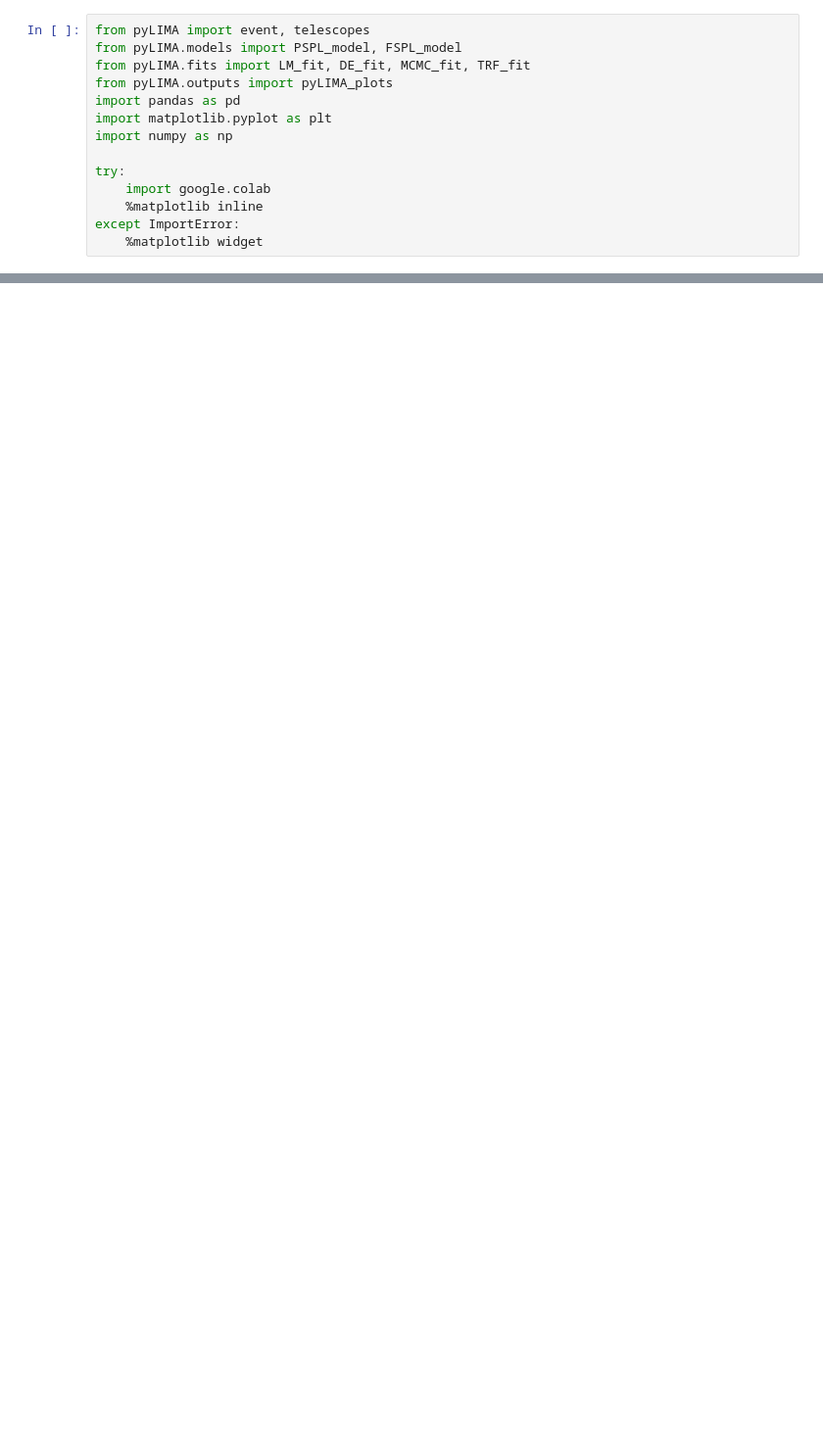
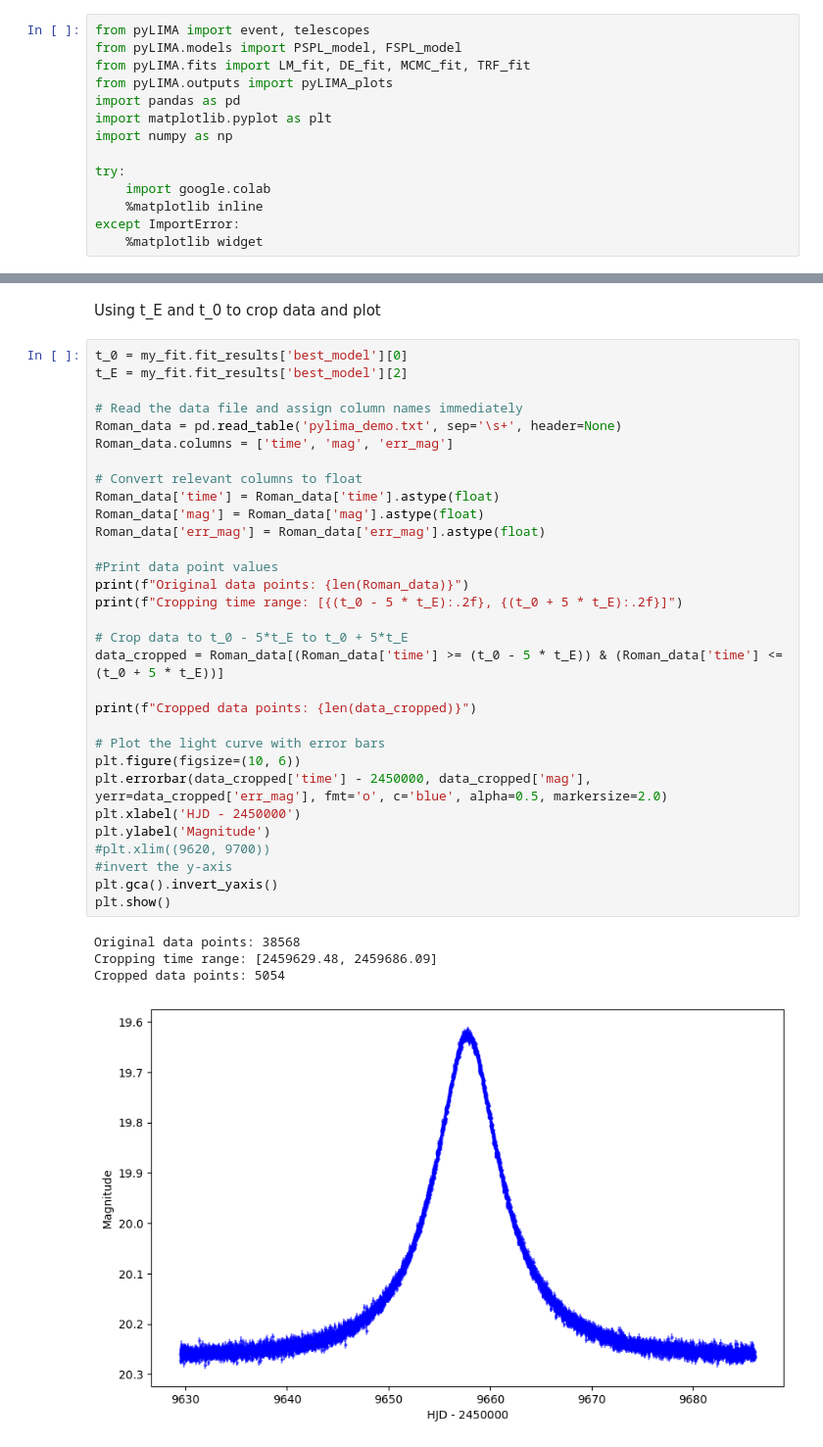
Before and after one commit to marottiluc/Single_Lens_Fitting_LM, a Jupyter notebook: roman_fspl.ipynb, the cells around one changed output, grey strips where cells are left out. Shown at 98% size. Cells and saved outputs as stored; diff of their text form; blank space fills up the shorter version.

```diff
--- a/roman_fspl.ipynb
+++ b/roman_fspl.ipynb
@@ -85,0 +143,38 @@ NameError: name 'Roman_data' is not defined
+# %% [markdown]
+Using t_E and t_0 to crop data and plot
+# %%
+t_0 = my_fit.fit_results['best_model'][0]
+t_E = my_fit.fit_results['best_model'][2]
+
+# Read the data file and assign column names immediately
+Roman_data = pd.read_table('pylima_demo.txt', sep='\s+', header=None)
+Roman_data.columns = ['time', 'mag', 'err_mag']
+
+# Convert relevant columns to float
+Roman_data['time'] = Roman_data['time'].astype(float)
+Roman_data['mag'] = Roman_data['mag'].astype(float)
+Roman_data['err_mag'] = Roman_data['err_mag'].astype(float)
+
+#Print data point values
+print(f"Original data points: {len(Roman_data)}")
+print(f"Cropping time range: [{(t_0 - 5 * t_E):.2f}, {(t_0 + 5 * t_E):.2f}]")
+
+# Crop data to t_0 - 5*t_E to t_0 + 5*t_E
+data_cropped = Roman_data[(Roman_data['time'] >= (t_0 - 5 * t_E)) & (Roman_data['time'] <= (t_0 + 5 * t_E))]
+
+print(f"Cropped data points: {len(data_cropped)}")
+
+# Plot the light curve with error bars
+plt.figure(figsize=(10, 6))
+plt.errorbar(data_cropped['time'] - 2450000, data_cropped['mag'], yerr=data_cropped['err_mag'], fmt='o', c='blue', alpha=0.5, markersize=2.0)
+plt.xlabel('HJD - 2450000')
+plt.ylabel('Magnitude')
+#plt.xlim((9620, 9700))
+#invert the y-axis
+plt.gca().invert_yaxis()
+plt.show()
+# %% [output]
+Original data points: 38568
+Cropping time range: [2459629.48, 2459686.09]
+Cropped data points: 5054
+[figure, added]
```
Also changed, not shown: parts of 13 cells of this notebook.
